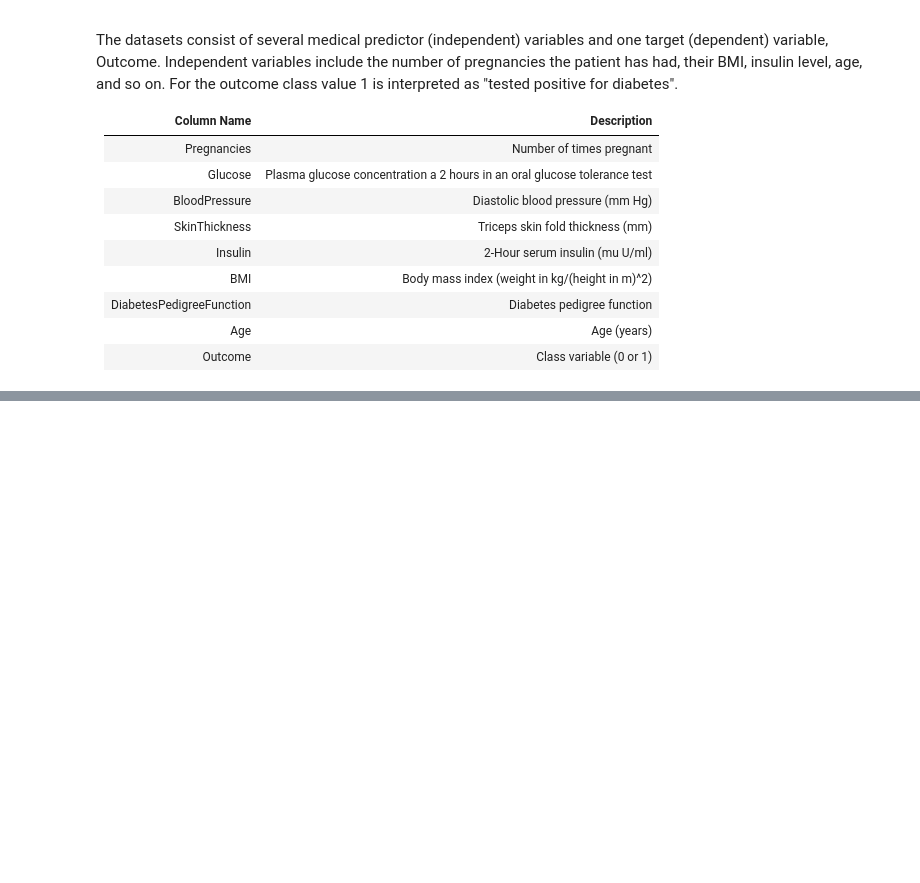
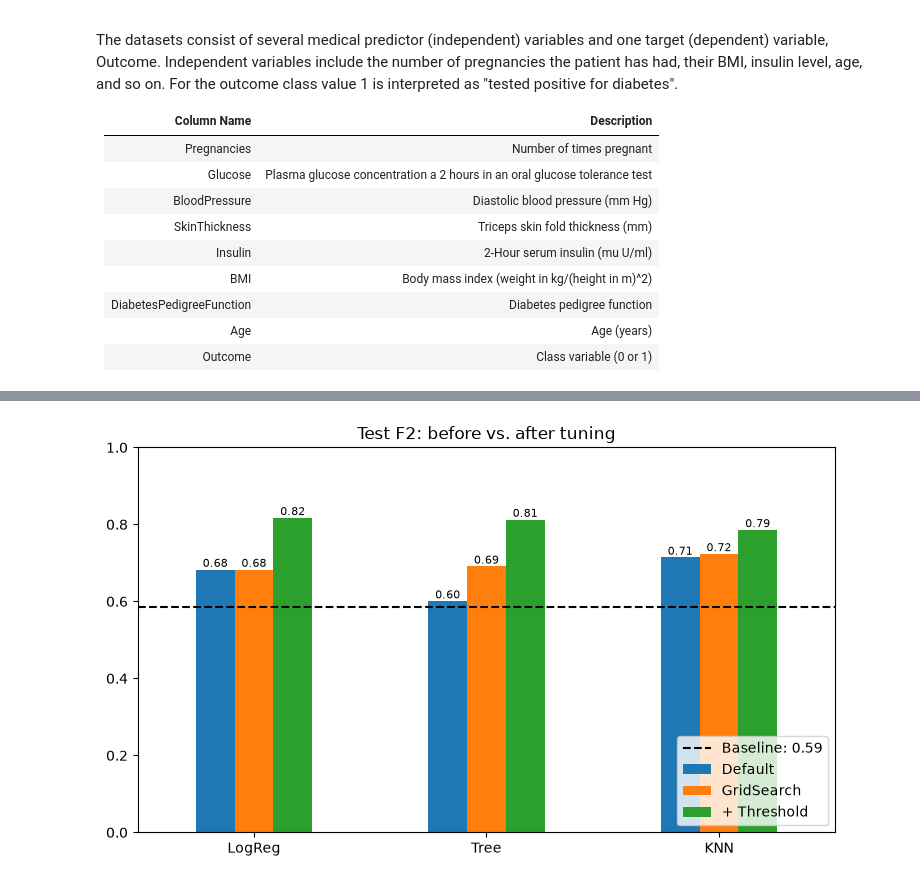
Before and after one commit to TokioKral/my_ds-diabetes-challenge, a Jupyter notebook: 1_diabetes_challenge.ipynb, the cells around one changed output, grey strips where cells are left out. Saved outputs shown, nothing was run; the diff lists cells and outputs as text; code cells hidden in the pictures; blank space fills up the shorter version.

```diff
--- a/1_diabetes_challenge.ipynb
+++ b/1_diabetes_challenge.ipynb
@@ -389,0 +183,7 @@ LogisticRegression(max_iter=1000)
+# %%
+y_pred_base = (X_test["glucose"] > 130).astype(int)
+baseline_f2 = fbeta_score(y_test, y_pred_base, beta=2)
+
+print("F2:       ", round(baseline_f2, 3))
+print("Recall:   ", round(recall_score(y_test, y_pred_base), 3))
+print("Precision:", round(precision_score(y_test, y_pred_base), 3))
@@ -389,0 +274,20 @@ LogisticRegression(max_iter=1000)
+# %%
+results = {}
+for name, (model, grid) in grids.items():
+    default = make_pipe(model).fit(X_train, y_train)
+    proba = best[name].predict_proba(X_test)[:, 1]
+    results[name] = {
+        "Default":     fbeta_score(y_test, default.predict(X_test), beta=2),
+        "GridSearch":  fbeta_score(y_test, best[name].predict(X_test), beta=2),
+        "+ Threshold": fbeta_score(y_test, proba >= best_thresholds[name], beta=2),
+    }
+results = pd.DataFrame(results).T  # rows = models, columns = stages
+
+ax = results.plot(kind="bar", rot=0, ylim=(0, 1), figsize=(9, 5), title="Test F2: before vs. after tuning")
+ax.axhline(baseline_f2, color="black", linestyle="--", label=f"Baseline: {baseline_f2:.2f}")
+for bars in ax.containers:
+    ax.bar_label(bars, fmt="%.2f", fontsize=8)
+ax.legend(loc="lower right")
+plt.show()
+# %% [output]
+[figure, added]
```
Also changed, not shown: parts of 55 cells of this notebook, 2 other files.
